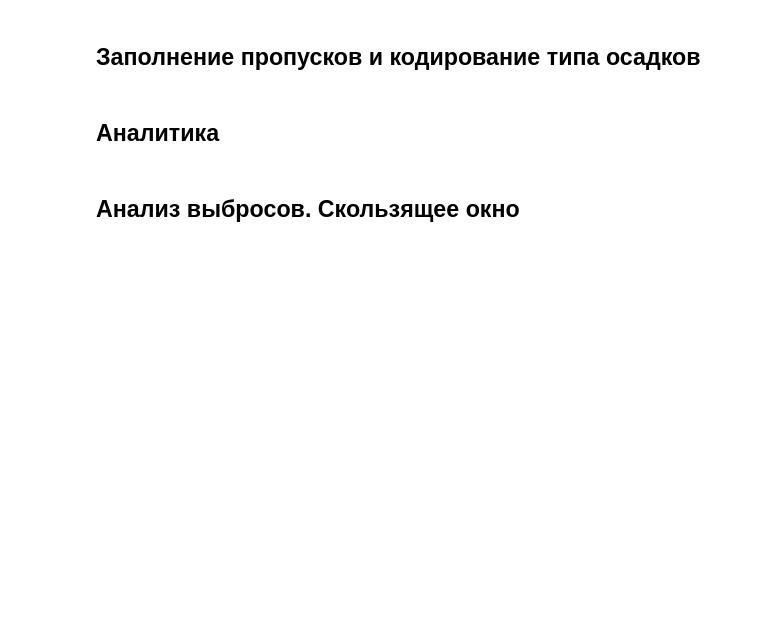
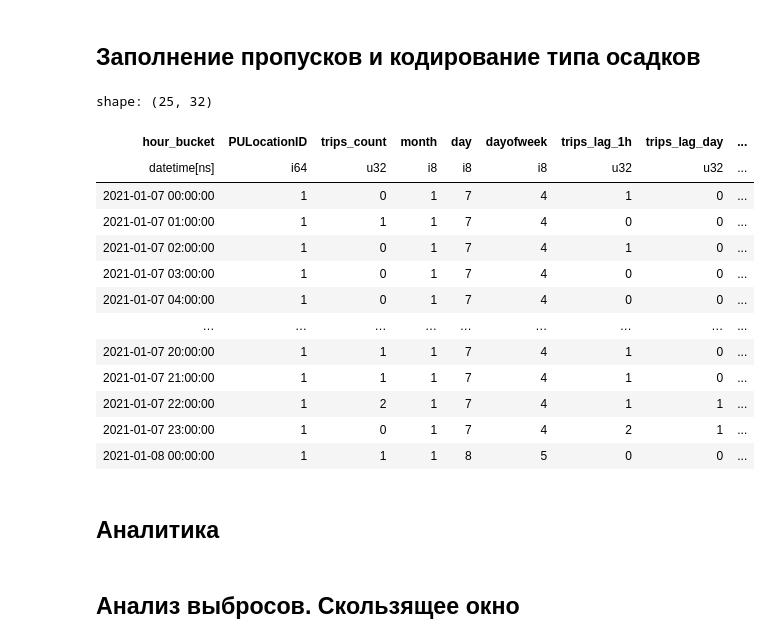
Before and after one commit to lazarevFedor/Big_data, a Jupyter notebook: uber-orders-analysis.ipynb, the cells around one changed output. Saved outputs shown, nothing was run; the diff lists cells and outputs as text; code cells hidden in the pictures; blank space fills up the shorter version.

```diff
--- a/uber-orders-analysis.ipynb
+++ b/uber-orders-analysis.ipynb
@@ -250,24 +267,41 @@ shape: (25, 32)
 # %%
 result_df = (
     result_df.
     with_columns([
         pl.col("preciptype").str.contains("rain").fill_null(False).cast(pl.Int8).alias("is_rain"),
         pl.col("preciptype").str.contains("snow").fill_null(False).cast(pl.Int8).alias("is_snow")
     ])
     .drop("preciptype")
 )
 
 global_median = result_df.select(pl.col("windgust").median()).to_numpy()[0,0]
 
 result_df = result_df.with_columns([
     pl.when(pl.col("windgust").is_null()).then(1).otherwise(0).alias("windgust_missing"),
     pl.col("windgust")
       .fill_null(pl.col("windspeed"))
       .fill_null(global_median)
       .alias("windgust")
 ])
 
-# result_df = result_df.drop_nulls()
+result_df = result_df.drop("windgust_missing")
+
+result_df.head(25)
+# %% [output]
+shape: (25, 32)
+| hour_bucket | PULocationID | trips_count | month | day | dayofweek | trips_lag_1h | trips_lag_day | ... |
+| datetime[ns] | i64 | u32 | i8 | i8 | i8 | u32 | u32 | ... |
+| 2021-01-07 00:00:00 | 1 | 0 | 1 | 7 | 4 | 1 | 0 | ... |
+| 2021-01-07 01:00:00 | 1 | 1 | 1 | 7 | 4 | 0 | 0 | ... |
+| 2021-01-07 02:00:00 | 1 | 0 | 1 | 7 | 4 | 1 | 0 | ... |
+| 2021-01-07 03:00:00 | 1 | 0 | 1 | 7 | 4 | 0 | 0 | ... |
+| 2021-01-07 04:00:00 | 1 | 0 | 1 | 7 | 4 | 0 | 0 | ... |
+| … | … | … | … | … | … | … | … | ... |
+| 2021-01-07 20:00:00 | 1 | 1 | 1 | 7 | 4 | 1 | 0 | ... |
+| 2021-01-07 21:00:00 | 1 | 1 | 1 | 7 | 4 | 1 | 0 | ... |
+| 2021-01-07 22:00:00 | 1 | 2 | 1 | 7 | 4 | 1 | 1 | ... |
+| 2021-01-07 23:00:00 | 1 | 0 | 1 | 7 | 4 | 2 | 1 | ... |
+| 2021-01-08 00:00:00 | 1 | 1 | 1 | 8 | 5 | 0 | 0 | ... |
 # %% [markdown]
 ## Аналитика
 # %%
```
Also changed, not shown: parts of 52 cells of this notebook.
